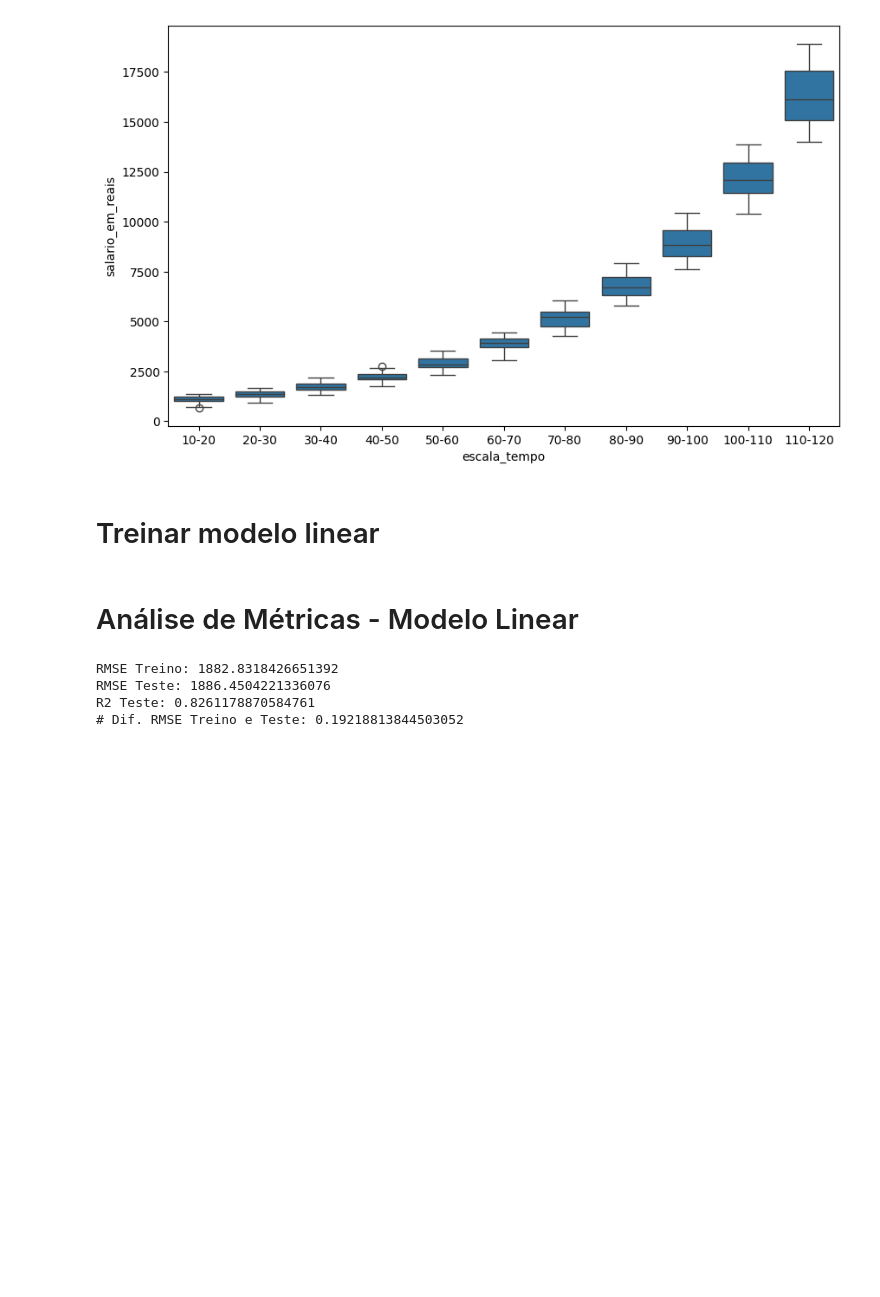
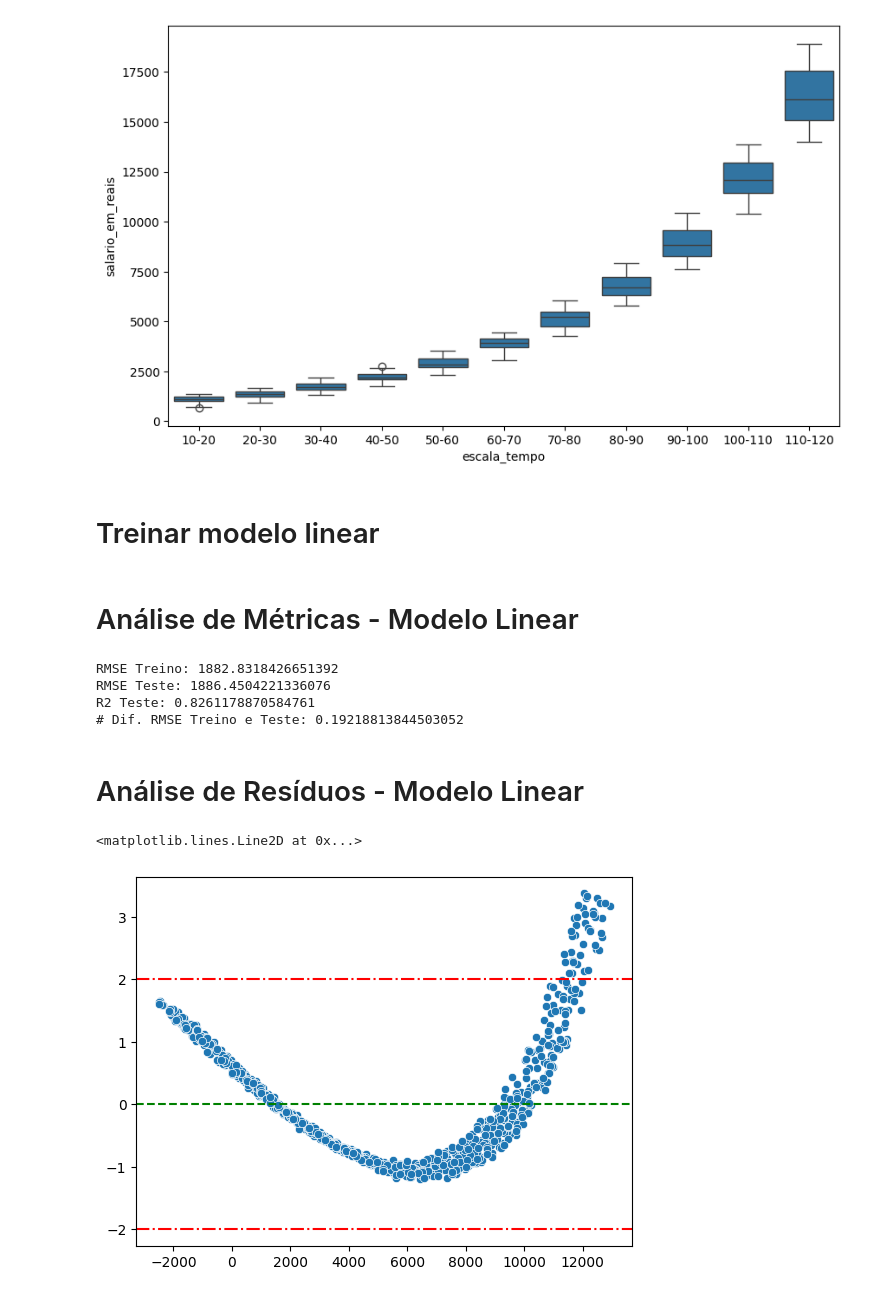
Before and after one commit to angelomedeiros/formacao-ia-regressao-polinomial, a Jupyter notebook: model_salario.ipynb, the cells around one changed output. Saved outputs shown, nothing was run; the diff lists cells and outputs as text; code cells hidden in the pictures; blank space fills up the shorter version.

Commit message:
feat: Análise Gráfica de Resíduos - Regressão Linear

```diff
--- a/model_salario.ipynb
+++ b/model_salario.ipynb
@@ -272,3 +272,20 @@ RMSE Treino: 1882.8318426651392
 RMSE Teste: 1886.4504221336076
 R2 Teste: 0.8261178870584761
 # Dif. RMSE Treino e Teste: 0.19218813844503052
+# %% [markdown]
+# Análise de Resíduos - Modelo Linear
+# %%
+# Transformar resíduos na escala padrão
+# (X - média) / desvio padrão
+from scipy.stats import zscore
+residuos_std = zscore(residuos)
+# %%
+# Verificar a linearidade dos resíduos: Valores entre -2 e 2 (Escala padrão)
+# Verificar homocedasticidade dos resíduos: Resíduos devem ter variância constante. Valores em torno da reta sem nenhuma tendência ou formato.
+sns.scatterplot(x=y_total_pred, y=residuos_std)
+plt.axhline(y=0, color='g', linestyle='--')
+plt.axhline(y=2, color='r', linestyle='-.')
+plt.axhline(y=-2, color='r', linestyle='-.')
+# %% [output]
+<matplotlib.lines.Line2D at 0x...>
+[figure, added]
```
Also changed, not shown: parts of 1 cell of this notebook.
